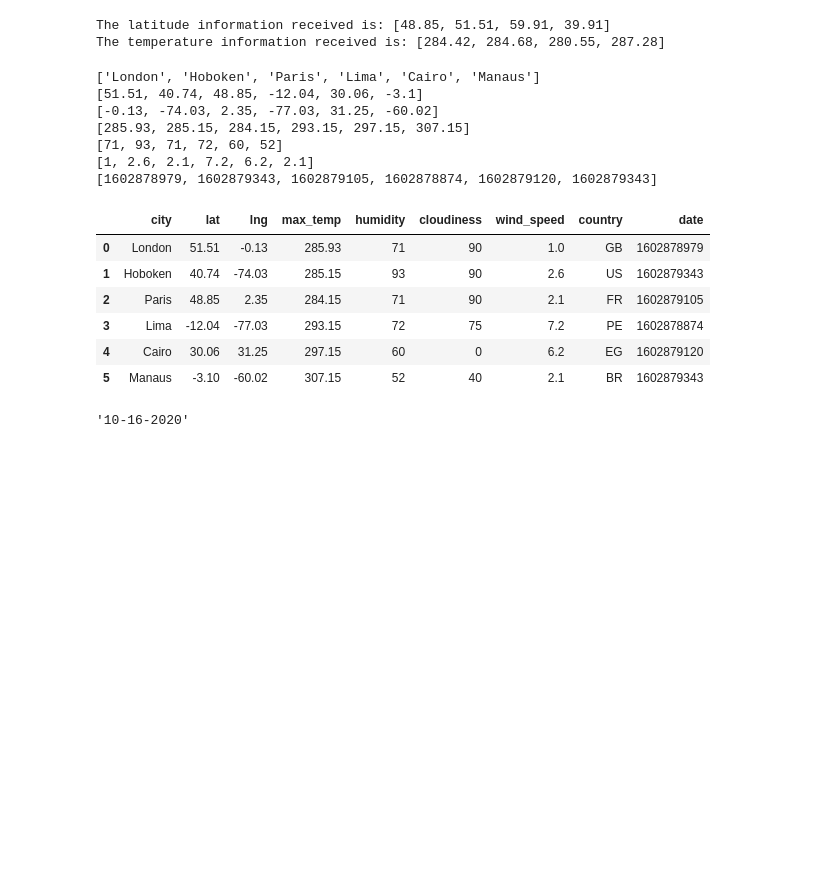
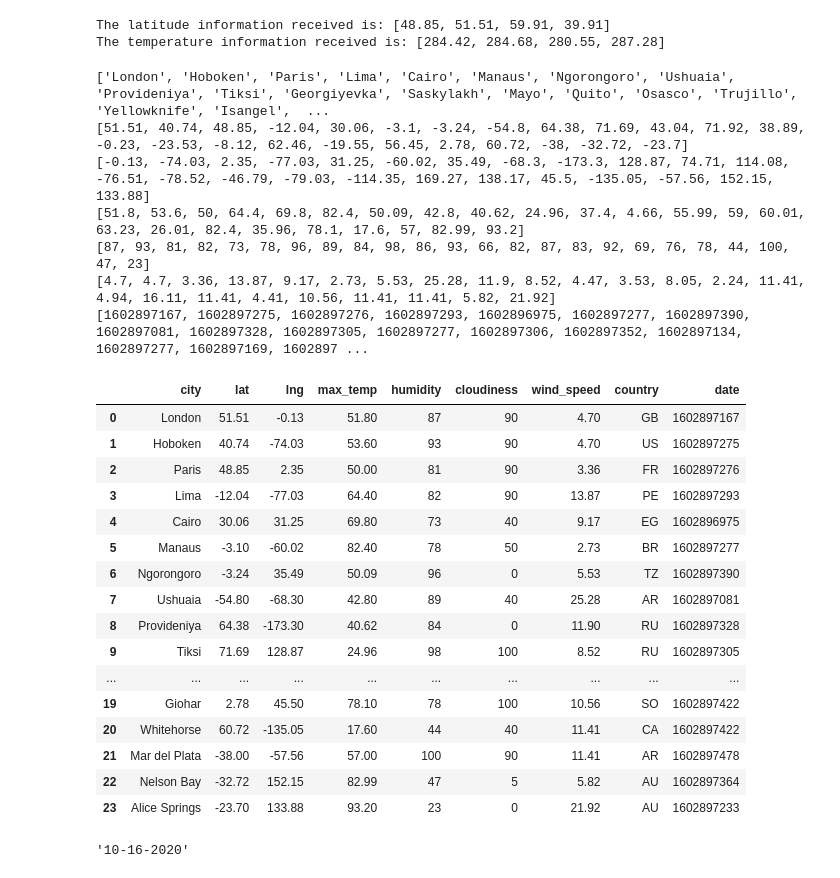
Before and after one commit to jtslater2/JTS-HW6-PythonAPI, a Jupyter notebook: WeatherPy/WeatherPy-jts.ipynb, the cells around one changed output. Saved outputs shown, nothing was run; the diff lists cells and outputs as text; code cells hidden in the pictures; blank space fills up the shorter version.

```diff
--- a/WeatherPy/WeatherPy-jts.ipynb
+++ b/WeatherPy/WeatherPy-jts.ipynb
@@ -53,8 +53,8 @@ cities = []
 #print(cities)
 
 # let's make a smaller list
-lats = np.random.uniform(lat_range[0], lat_range[1], size=5)
-lngs = np.random.uniform(lng_range[0], lng_range[1], size=5)
+lats = np.random.uniform(lat_range[0], lat_range[1], size=40)
+lngs = np.random.uniform(lng_range[0], lng_range[1], size=40)
 lat_lngs = zip(lats, lngs)
 
 # Identify nearest city for each lat, lng combination
@@ -83,11 +83,17 @@ url = "http://api.openweathermap.org/data/2.5/weather?"
 city = "London"
 
 
+units = "imperial"
+
+# Build partial query URL
+query_url = f"{url}appid={api_key}&units={units}&q="
+
+
 response_json = []
 
 for x in range(len(cities)):
     print(f"Making request number: {x} for ID: {cities[x]}")
-    query_url = url + "appid=" + weather_api_key + "&q="
+    query_url = url + "appid=" + weather_api_key + "&units=" + units + "&q="
 
     # Get one of the posts
     post_response = requests.get(query_url + cities[x])
@@ -159,8 +165,22 @@ print(f"The temperature information received is: {temp}")
 The latitude information received is: [48.85, 51.51, 59.91, 39.91]
 The temperature information received is: [284.42, 284.68, 280.55, 287.28]
 # %%
-testcities = ["london","hoboken","paris","lima","cairo","manaus" ]
+testcities = ["london","hoboken","paris","lima","cairo","manaus",'ngorongoro', 'ushuaia',
+             'provideniya', 'tiksi', 'georgiyevka', 'saskylakh',
+             'mayo', "quito","osasco", "trujillo",
+             'yellowknife', 'isangel', 'ayan', 'jawhar', 'whitehorse',
+              'mar del plata', 'nelson bay', 'alice springs']
+              #, 'sentyabrskiy']
+              #, 'isangel']
+              #'ayan']
+              #'jawhar' ]
+              #'whitehorse'
+             #]
+
+units = "imperial"
+
 url = "http://api.openweathermap.org/data/2.5/weather?"
+
 
 from api_keys import weather_api_key
 
@@ -178,7 +198,7 @@ date = []
 
 # loop through tv show titles, make requests and parse
 for city in testcities:
-    query_url = url + "appid=" + weather_api_key + "&q="
+    query_url = url + "appid=" + weather_api_key + "&units=" + units + "&q="
     target_url = query_url + city
     #print(target_url)
     #xx = input("this is target url")
@@ -201,47 +221,57 @@ for city in testcities:
 
 
     #ratings.append(response[0]['show']['rating']['average'])
 print(testcity)
 print(lat)
 print(lng)
 print(mtemp)
 print(hum)
 print(wspd)
 print(date)
 
 
 # create a data frame from cities, lat, and temp
 weather_dict = {
     "city": testcity,
     "lat": lat,
     "lng": lng,
     "max_temp": mtemp,
     "humidity": hum,
     "cloudiness": cldy,
     "wind_speed": wspd,
     "country": ctry,
     "date": date
 
 }
 weather_data = pd.DataFrame(weather_dict)
 
 
-weather_data.head(6)
+weather_data.head(25)
 # %% [output]
-['London', 'Hoboken', 'Paris', 'Lima', 'Cairo', 'Manaus']
-[51.51, 40.74, 48.85, -12.04, 30.06, -3.1]
-[-0.13, -74.03, 2.35, -77.03, 31.25, -60.02]
-[285.93, 285.15, 284.15, 293.15, 297.15, 307.15]
-[71, 93, 71, 72, 60, 52]
-[1, 2.6, 2.1, 7.2, 6.2, 2.1]
-[1602878979, 1602879343, 1602879105, 1602878874, 1602879120, 1602879343]
+['London', 'Hoboken', 'Paris', 'Lima', 'Cairo', 'Manaus', 'Ngorongoro', 'Ushuaia', 'Provideniya', 'Tiksi', 'Georgiyevka', 'Saskylakh', 'Mayo', 'Quito', 'Osasco', 'Trujillo', 'Yellowknife', 'Isangel',  ...
+[51.51, 40.74, 48.85, -12.04, 30.06, -3.1, -3.24, -54.8, 64.38, 71.69, 43.04, 71.92, 38.89, -0.23, -23.53, -8.12, 62.46, -19.55, 56.45, 2.78, 60.72, -38, -32.72, -23.7]
+[-0.13, -74.03, 2.35, -77.03, 31.25, -60.02, 35.49, -68.3, -173.3, 128.87, 74.71, 114.08, -76.51, -78.52, -46.79, -79.03, -114.35, 169.27, 138.17, 45.5, -135.05, -57.56, 152.15, 133.88]
+[51.8, 53.6, 50, 64.4, 69.8, 82.4, 50.09, 42.8, 40.62, 24.96, 37.4, 4.66, 55.99, 59, 60.01, 63.23, 26.01, 82.4, 35.96, 78.1, 17.6, 57, 82.99, 93.2]
+[87, 93, 81, 82, 73, 78, 96, 89, 84, 98, 86, 93, 66, 82, 87, 83, 92, 69, 76, 78, 44, 100, 47, 23]
+[4.7, 4.7, 3.36, 13.87, 9.17, 2.73, 5.53, 25.28, 11.9, 8.52, 4.47, 3.53, 8.05, 2.24, 11.41, 4.94, 16.11, 11.41, 4.41, 10.56, 11.41, 11.41, 5.82, 21.92]
+[1602897167, 1602897275, 1602897276, 1602897293, 1602896975, 1602897277, 1602897390, 1602897081, 1602897328, 1602897305, 1602897277, 1602897306, 1602897352, 1602897134, 1602897277, 1602897169, 1602897 ...
 |  | city | lat | lng | max_temp | humidity | cloudiness | wind_speed | country | date |
-| 0 | London | 51.51 | -0.13 | 285.93 | 71 | 90 | 1.0 | GB | 1602878979 |
-| 1 | Hoboken | 40.74 | -74.03 | 285.15 | 93 | 90 | 2.6 | US | 1602879343 |
-| 2 | Paris | 48.85 | 2.35 | 284.15 | 71 | 90 | 2.1 | FR | 1602879105 |
-| 3 | Lima | -12.04 | -77.03 | 293.15 | 72 | 75 | 7.2 | PE | 1602878874 |
-| 4 | Cairo | 30.06 | 31.25 | 297.15 | 60 | 0 | 6.2 | EG | 1602879120 |
-| 5 | Manaus | -3.10 | -60.02 | 307.15 | 52 | 40 | 2.1 | BR | 1602879343 |
+| 0 | London | 51.51 | -0.13 | 51.80 | 87 | 90 | 4.70 | GB | 1602897167 |
+| 1 | Hoboken | 40.74 | -74.03 | 53.60 | 93 | 90 | 4.70 | US | 1602897275 |
+| 2 | Paris | 48.85 | 2.35 | 50.00 | 81 | 90 | 3.36 | FR | 1602897276 |
+| 3 | Lima | -12.04 | -77.03 | 64.40 | 82 | 90 | 13.87 | PE | 1602897293 |
+| 4 | Cairo | 30.06 | 31.25 | 69.80 | 73 | 40 | 9.17 | EG | 1602896975 |
+| 5 | Manaus | -3.10 | -60.02 | 82.40 | 78 | 50 | 2.73 | BR | 1602897277 |
+| 6 | Ngorongoro | -3.24 | 35.49 | 50.09 | 96 | 0 | 5.53 | TZ | 1602897390 |
+| 7 | Ushuaia | -54.80 | -68.30 | 42.80 | 89 | 40 | 25.28 | AR | 1602897081 |
+| 8 | Provideniya | 64.38 | -173.30 | 40.62 | 84 | 0 | 11.90 | RU | 1602897328 |
+| 9 | Tiksi | 71.69 | 128.87 | 24.96 | 98 | 100 | 8.52 | RU | 1602897305 |
+| ... | ... | ... | ... | ... | ... | ... | ... | ... | ... |
+| 19 | Giohar | 2.78 | 45.50 | 78.10 | 78 | 100 | 10.56 | SO | 1602897422 |
+| 20 | Whitehorse | 60.72 | -135.05 | 17.60 | 44 | 40 | 11.41 | CA | 1602897422 |
+| 21 | Mar del Plata | -38.00 | -57.56 | 57.00 | 100 | 90 | 11.41 | AR | 1602897478 |
+| 22 | Nelson Bay | -32.72 | 152.15 | 82.99 | 47 | 5 | 5.82 | AU | 1602897364 |
+| 23 | Alice Springs | -23.70 | 133.88 | 93.20 | 23 | 0 | 21.92 | AU | 1602897233 |
 # %%
 # Build a scatter plot for each data type
 #plt.scatter(weather_data["lat"], weather_data["temp"], marker="o")
```
Also changed, not shown: parts of 25 cells of this notebook, 12 other files.
